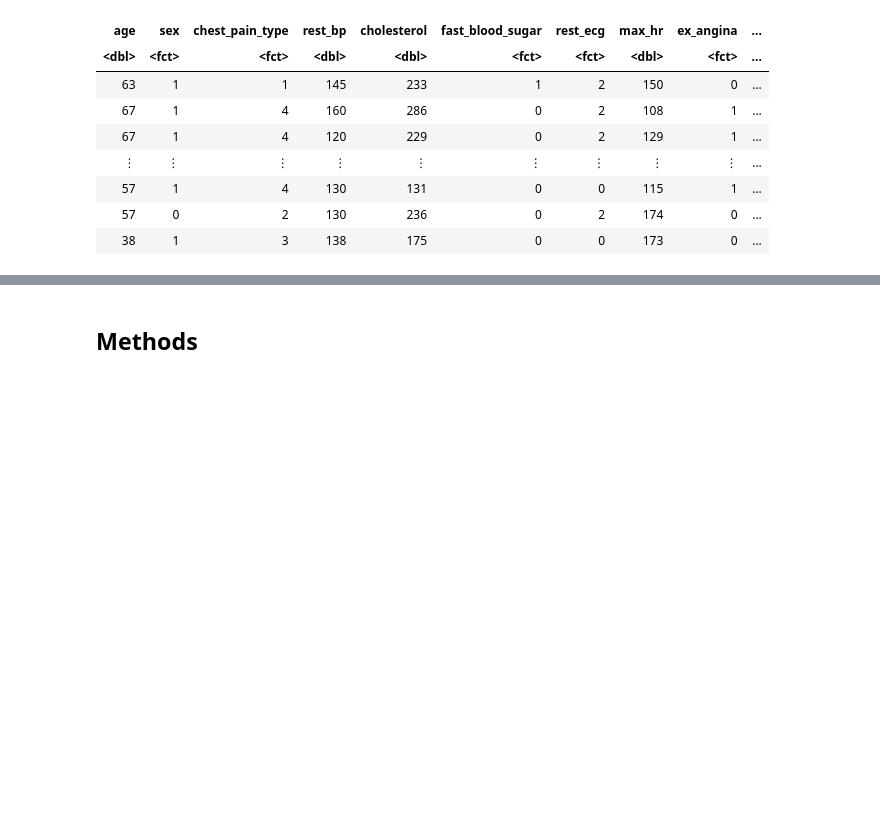
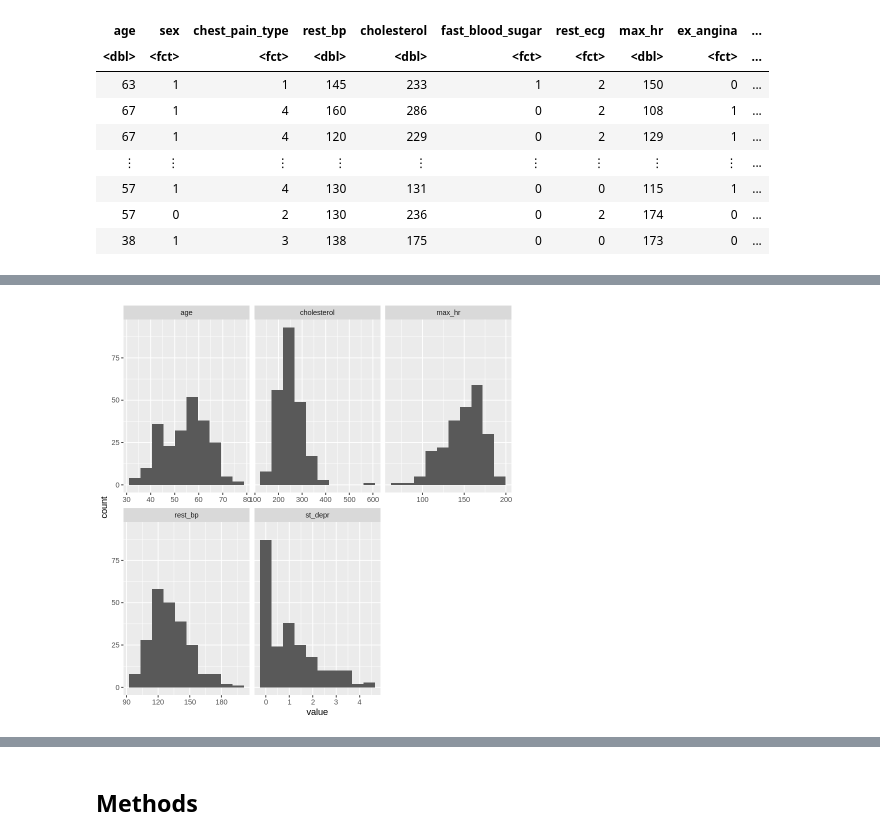
Before and after one commit to itsDagu/dsci100-group-01, a Jupyter notebook: group_proposal.ipynb, the cells around one changed output, grey strips where cells are left out. Cells and saved outputs as stored; diff of their text form; code cells hidden in the pictures; blank space fills up the shorter version.

```diff
--- a/group_proposal.ipynb
+++ b/group_proposal.ipynb
@@ -109,0 +108,13 @@ heart_test <- testing(heart_split)
+# %%
+## Visualizing the training data (histogram distributions of each predictor column)
+heart_train_long <- heart_train |>
+    select(-presence) |>
+    pivot_longer(cols = everything(), names_to = "predictor", values_to = "value")
+
+heart_train_predictor_plot <- heart_train_long |>
+    ggplot(aes(value)) +
+        geom_histogram(bins = 10) +
+        facet_wrap(~predictor, scales = 'free_x')
+heart_train_predictor_plot
+# %% [output]
+[figure, added]
```
Also changed, not shown: parts of 7 cells of this notebook.
